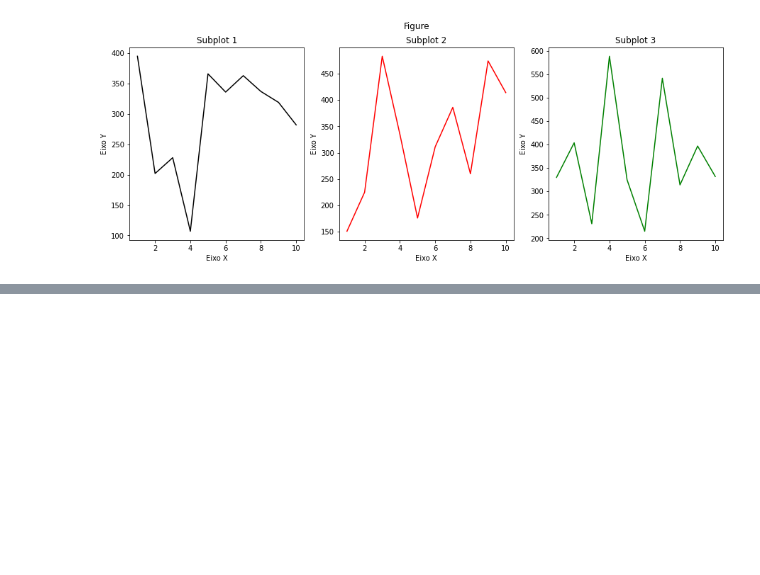
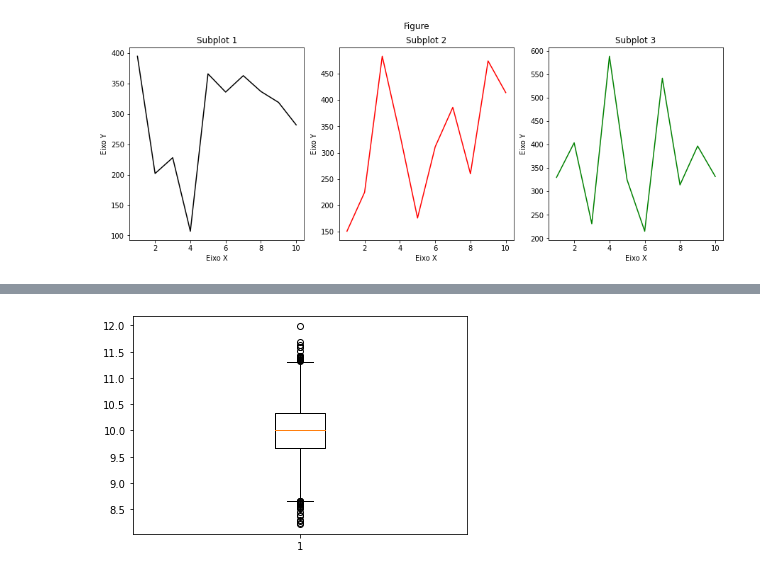
Before and after one commit to Lucas-procopio/Data-Analysis, a Jupyter notebook: Matplotlib_Analysis.ipynb, the cells around one changed output, grey strips where cells are left out. Cells and saved outputs as stored; diff of their text form; code cells hidden in the pictures; blank space fills up the shorter version.

```diff
--- a/Matplotlib_Analysis.ipynb
+++ b/Matplotlib_Analysis.ipynb
@@ -110,0 +120,5 @@ for i in range(3):
+# %%
+# Using boxplot, incluing ;
+plt.boxplot(data);
+# %% [output]
+[figure, added]
```
Also changed, not shown: parts of 4 cells of this notebook.
